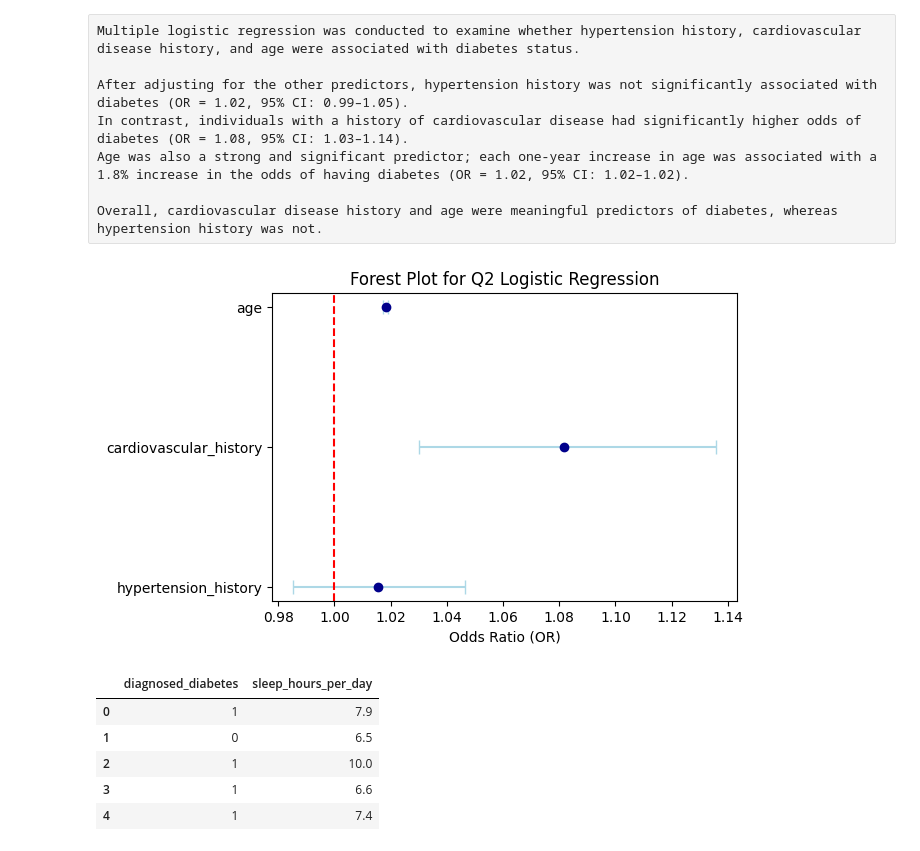
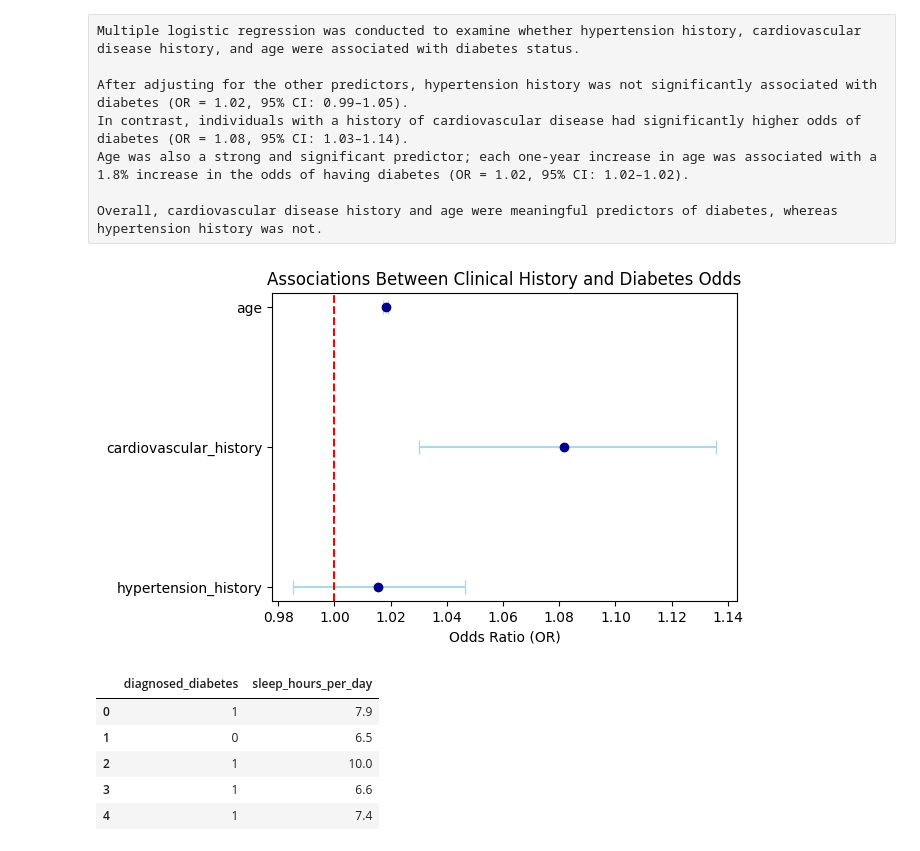
Before and after one commit to DollyChenlp/BIOS-584, a Jupyter notebook: Final Liping Chen.ipynb, the cells around one changed output. Cells and saved outputs as stored; diff of their text form; code cells hidden in the pictures.

```diff
--- a/Final Liping Chen.ipynb
+++ b/Final Liping Chen.ipynb
@@ -454,26 +421,26 @@ Overall, cardiovascular disease history and age were meaningful predictors of di
 # %%
 import matplotlib.pyplot as plt
 
 plot_data_q2 = or_table_q2.iloc[1:]  # remove intercept
 
 plt.figure(figsize=(6, 4))
 plt.errorbar(
     plot_data_q2["OR"],
     plot_data_q2["Variable"],
     xerr=[plot_data_q2["OR"] - plot_data_q2["lower_CI"],
           plot_data_q2["upper_CI"] - plot_data_q2["OR"]],
     fmt='o',
     color='darkblue',
     ecolor='lightblue',
     capsize=5
 )
 
 plt.axvline(1, color='red', linestyle='--')
 plt.xlabel("Odds Ratio (OR)")
-plt.title("Forest Plot for Q2 Logistic Regression")
+plt.title("Associations Between Clinical History and Diabetes Odds")
 plt.show()
 # %% [output]
-[figure, old version]
+[figure, new version]
 # %%
 from scipy.stats import shapiro
 from scipy.stats import ttest_ind
```
Also changed, not shown: parts of 8 cells of this notebook.
